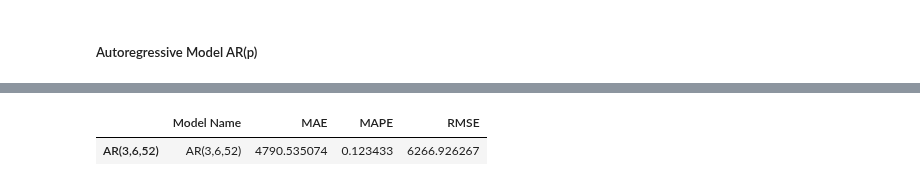
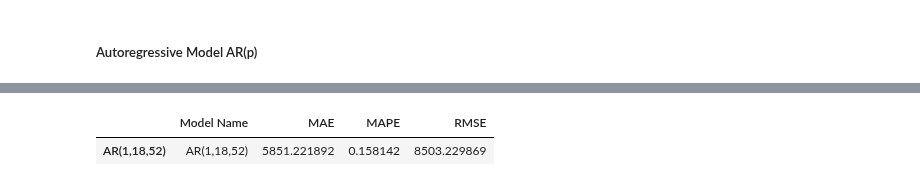
Before and after one commit to xaviermondragon/rossmann, a Jupyter notebook: notebooks/5_weekly_modelling_time_series.ipynb, the cells around one changed output, grey strips where cells are left out. Cells and saved outputs as stored; diff of their text form; code cells hidden in the pictures.

```diff
--- a/notebooks/5_weekly_modelling_time_series.ipynb
+++ b/notebooks/5_weekly_modelling_time_series.ipynb
@@ -184,0 +270,5 @@ y_train['Sales'] = np.log1p(y_train['Sales'])
+# %%
+y_train['SalesDiff'] = y_train.groupby(level=0)['Sales'].diff()
+# the first differences are nans, fill them with 0
+y_train['SalesDiff'].fillna(0, inplace=True)
+y_train.head()
@@ -215,0 +287,26 @@ y_ar_pred = pd.concat(y_ar_pred_list)
+# %%
+train_len = (dates < test_date).sum()
+test_len = (dates >= test_date).sum()
+
+test_dates = dates[dates >= test_date]
+# %%
+# revert to single index on date
+y_train_1 = y_train.reset_index(level=[0])
+
+y_ar_pred_list = []
+
+# loop over stores
+for s in np.sort(y_train_1['Store'].unique()):
+    y_train_s = y_train_1[y_train_1['Store'] == s]['SalesDiff']
+    # Is good to have also the store as part of the index
+    s_index = pd.MultiIndex.from_product([[s], test_dates], names=['Store', 'Date'])
+    # fit and predict
+    ar_model = AutoReg(y_train_s, lags=[1,18,52])
+    ar_results = ar_model.fit()
+    y_pred_s = ar_results.predict(start=train_len, end=train_len + test_len - 1, dynamic=False)
+    y_pred_s.index = s_index
+    # append to list
+    y_ar_pred_list.append(y_pred_s)
+
+# concatenate series
+y_ar_pred_diff = pd.concat(y_ar_pred_list)
@@ -215,0 +315,11 @@ y_ar_pred = pd.concat(y_ar_pred_list)
+# %%
+# use last train value as offset
+offset = y_train.groupby(level=0)['Sales'].tail(1)
+offset.index = pd.MultiIndex.from_product([stores, [test_date]])
+offset = offset.reindex(y_test.index)
+offset.fillna(0, inplace=True)
+# sum this offset to the differences
+y_ar_pred = offset + y_ar_pred_diff
+# accumulative sum on that
+y_ar_pred = y_ar_pred.groupby(level=0).cumsum()
+y_ar_pred
@@ -216,6 +340,6 @@ y_ar_pred = pd.concat(y_ar_pred_list)
 # %%
-error_table('AR(3,6,52)', np.expm1(y_ar_test), np.expm1(y_ar_pred))
+error_table('AR(1,18,52)', np.expm1(y_test['Sales']), np.expm1(y_ar_pred))
 # %% [output]
 |  | Model Name | MAE | MAPE | RMSE |
-| AR(3,6,52) | AR(3,6,52) | 4790.535074 | 0.123433 | 6266.926267 |
+| AR(1,18,52) | AR(1,18,52) | 5851.221892 | 0.158142 | 8503.229869 |
 # %%
```
Also changed, not shown: parts of 42 cells of this notebook.
